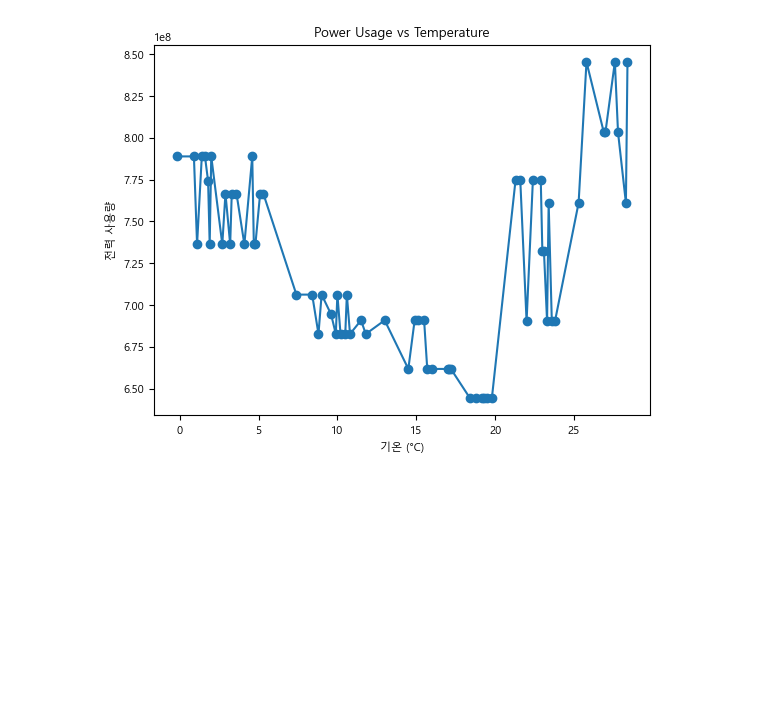
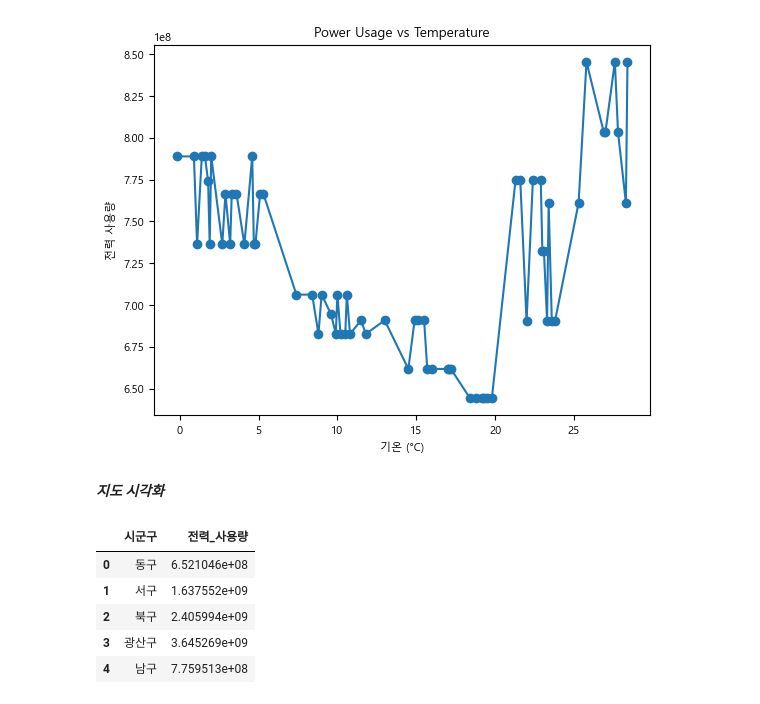
Before and after one commit to ThatHomr/Project_3, a Jupyter notebook: visualization_test.ipynb, the cells around one changed output. Cells and saved outputs as stored; diff of their text form; code cells hidden in the pictures; blank space fills up the shorter version.

```diff
--- a/visualization_test.ipynb
+++ b/visualization_test.ipynb
@@ -222,3 +222,40 @@ plt.title('Power Usage vs Temperature')
 plt.show()
 # %% [output]
 [figure]
+# %% [markdown]
+___지도 시각화___
+# %%
+import pandas as pd
+
+usage_2022 = pd.read_excel('전력사용량_16~22/2022.xlsx')
+usage_2022.columns = usage_2022.iloc[1]
+usage_2022 = usage_2022.drop(0)
+usage_2022 = usage_2022.drop(1)
+usage_2022 = usage_2022.reset_index(drop=True)
+usage_2022_T = usage_2022[usage_2022['시도'] == '광주광역시']
+
+def psum(usage):
+    # '합 계' 계약종별 데이터만 추출
+    usage_df = usage[usage['계약종별'] == '합 계']
+    # 불필요한 컬럼 제거
+    usage_df = usage_df.drop(['연도', '시도', '계약종별'], axis = True)
+    # 인덱스 초기화
+    usage_df = usage_df.reset_index(drop = True)
+
+    return usage_df
+
+df_2022 = psum(usage_2022_T)
+
+df_2022_sum = df_2022.iloc[:, 1:13].sum(axis=1)
+
+df = pd.DataFrame({'시군구':['동구', '서구', '북구', '광산구', '남구'],
+                             '전력_사용량':df_2022_sum})
+
+df
+# %% [output]
+|  | 시군구 | 전력_사용량 |
+| 0 | 동구 | 6.521046e+08 |
+| 1 | 서구 | 1.637552e+09 |
+| 2 | 북구 | 2.405994e+09 |
+| 3 | 광산구 | 3.645269e+09 |
+| 4 | 남구 | 7.759513e+08 |
```
Also changed, not shown: parts of 5 cells of this notebook, 1 other file.
